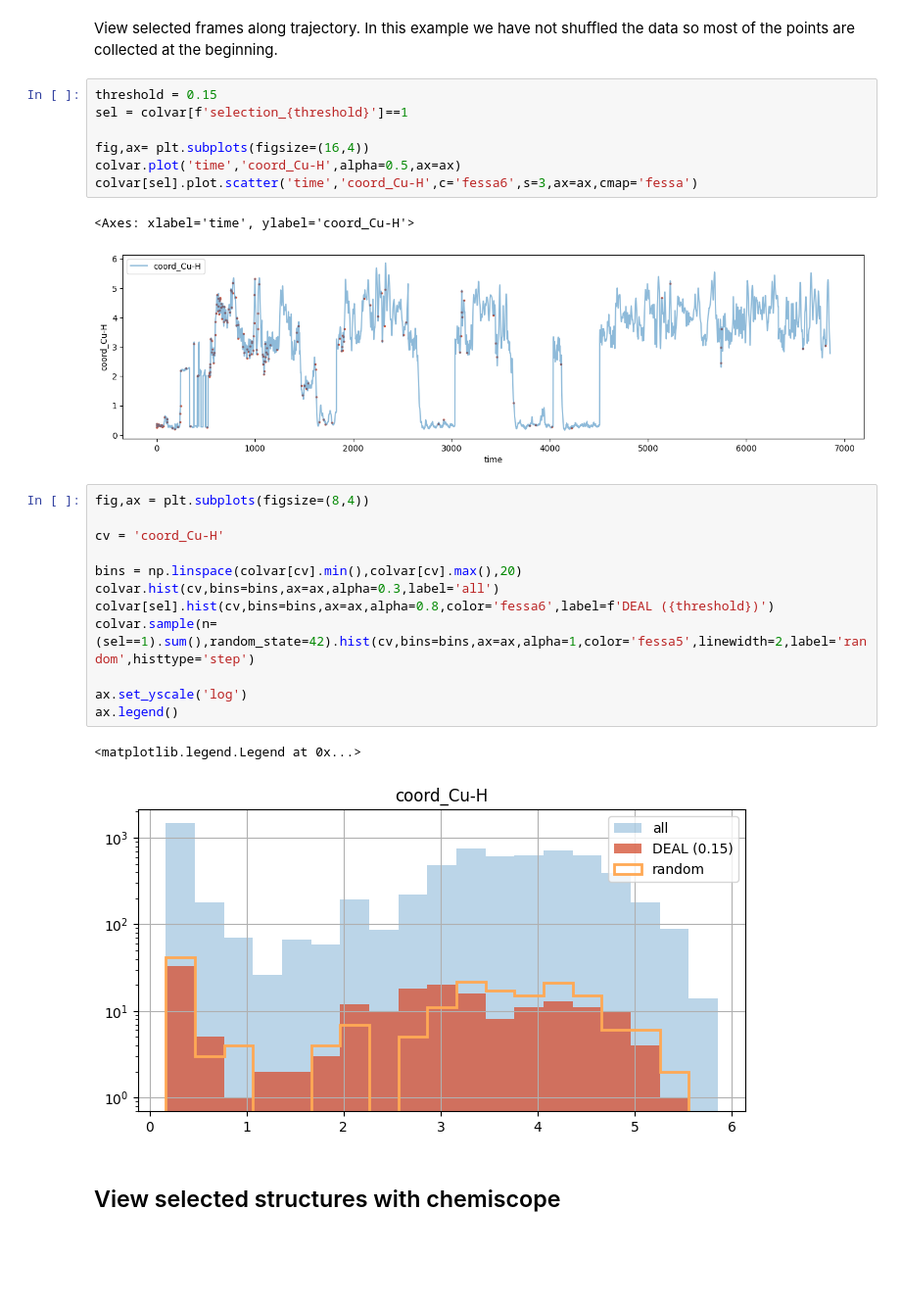
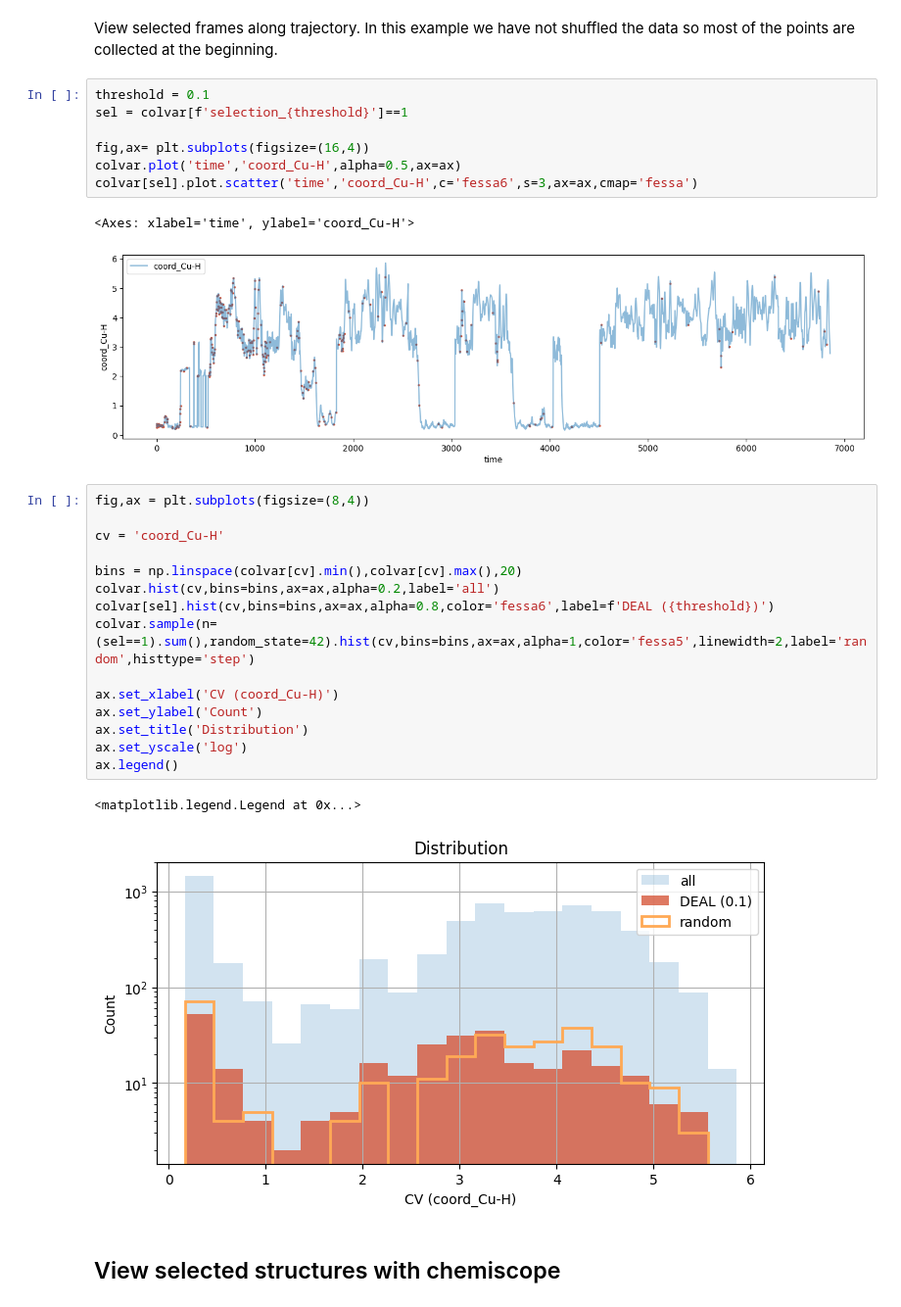
Before and after one commit to sperego98/DEAL, a Jupyter notebook: examples/formate/selection/analyze_and_view.ipynb, the cells around one changed output. Shown: that part at 98% size. Drawn from its saved outputs; the diff is of its cells as text; blank space fills up the shorter version.

```diff
--- a/examples/formate/selection/analyze_and_view.ipynb
+++ b/examples/formate/selection/analyze_and_view.ipynb
@@ -48,7 +47,7 @@ colvar
 # %% [markdown]
 View selected frames along trajectory. In this example we have not shuffled the data so most of the points are collected at the beginning.
 # %%
-threshold = 0.15
+threshold = 0.1
 sel = colvar[f'selection_{threshold}']==1
 
 fig,ax= plt.subplots(figsize=(16,4))
@@ -56,22 +55,25 @@ colvar.plot('time','coord_Cu-H',alpha=0.5,ax=ax)
 colvar[sel].plot.scatter('time','coord_Cu-H',c='fessa6',s=3,ax=ax,cmap='fessa')
 # %% [output]
 <Axes: xlabel='time', ylabel='coord_Cu-H'>
-[figure, old version]
+[figure, new version]
 # %%
 fig,ax = plt.subplots(figsize=(8,4))
 
 cv = 'coord_Cu-H'
 
 bins = np.linspace(colvar[cv].min(),colvar[cv].max(),20)
-colvar.hist(cv,bins=bins,ax=ax,alpha=0.3,label='all')
+colvar.hist(cv,bins=bins,ax=ax,alpha=0.2,label='all')
 colvar[sel].hist(cv,bins=bins,ax=ax,alpha=0.8,color='fessa6',label=f'DEAL ({threshold})')
 colvar.sample(n=(sel==1).sum(),random_state=42).hist(cv,bins=bins,ax=ax,alpha=1,color='fessa5',linewidth=2,label='random',histtype='step')
 
+ax.set_xlabel('CV (coord_Cu-H)')
+ax.set_ylabel('Count')
+ax.set_title('Distribution')
 ax.set_yscale('log')
 ax.legend()
 # %% [output]
 <matplotlib.legend.Legend at 0x...>
-[figure, old version]
+[figure, new version]
 # %% [markdown]
 ## View selected structures with chemiscope
 # %% [markdown]
```
Also changed, not shown: parts of 3 cells of this notebook, 1 other file.
